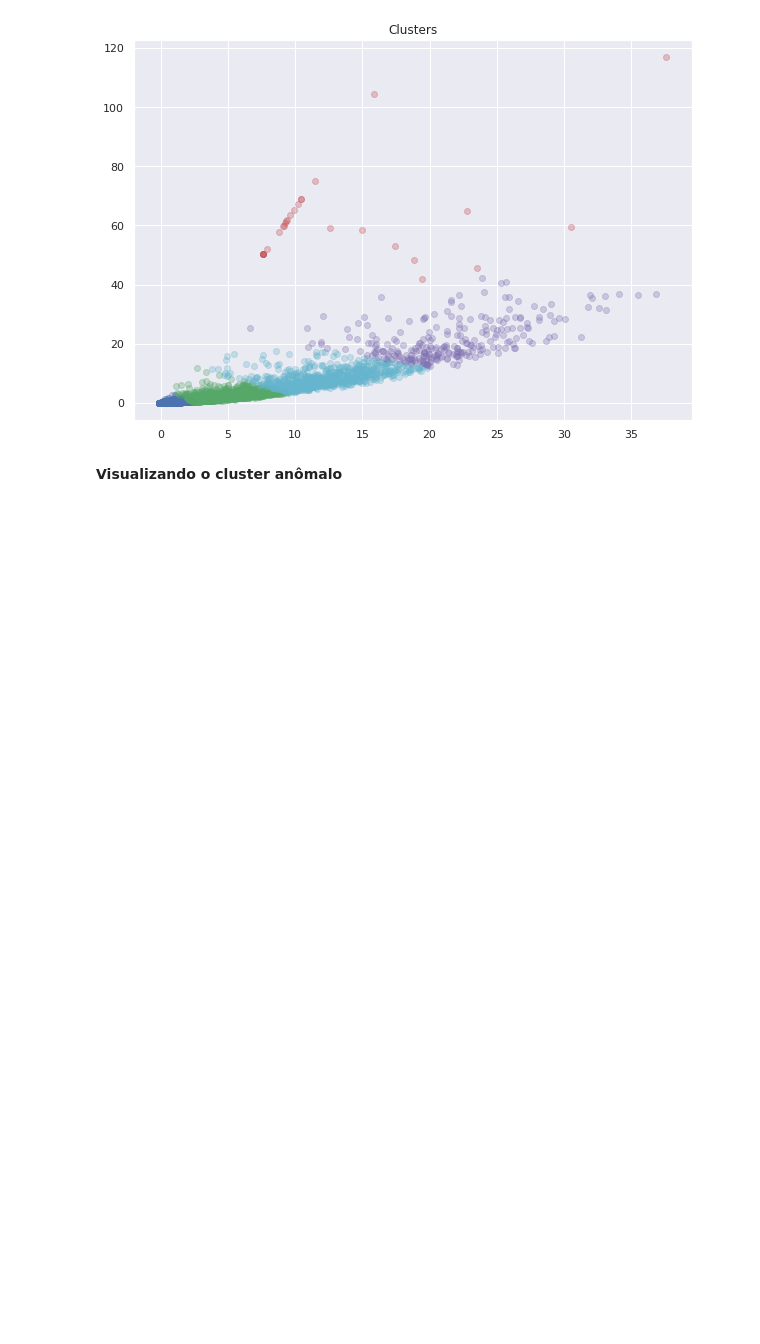
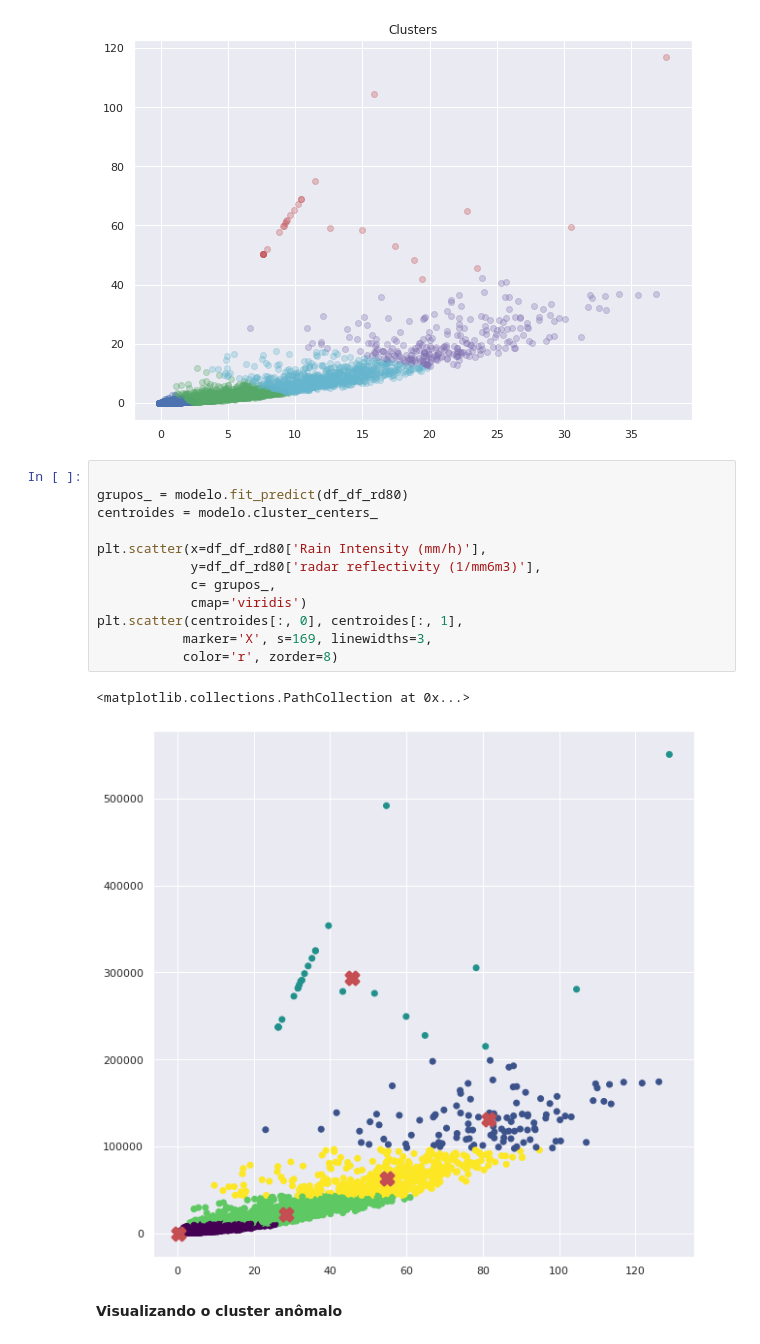
Before and after one commit to lourencocavalcante/Neurocomputacao, a Jupyter notebook: INPE_CAP351_Projeto02_MLP_Lourenco.ipynb, the cells around one changed output. Drawn from its saved outputs; the diff is of its cells as text; blank space fills up the shorter version.

```diff
--- a/INPE_CAP351_Projeto02_MLP_Lourenco.ipynb
+++ b/INPE_CAP351_Projeto02_MLP_Lourenco.ipynb
@@ -185,6 +213,21 @@ plt.title("Clusters")
 plt.show()
 # %% [output]
 [figure]
+# %%
+
+grupos_ = modelo.fit_predict(df_df_rd80)
+centroides = modelo.cluster_centers_
+
+plt.scatter(x=df_df_rd80['Rain Intensity (mm/h)'],
+            y=df_df_rd80['radar reflectivity (1/mm6m3)'],
+            c= grupos_,
+            cmap='viridis')
+plt.scatter(centroides[:, 0], centroides[:, 1],
+           marker='X', s=169, linewidths=3,
+           color='r', zorder=8)
+# %% [output]
+<matplotlib.collections.PathCollection at 0x...>
+[figure, added]
 # %% [markdown]
 **Visualizando o cluster anômalo**
 # %%
```
Also changed, not shown: parts of 8 cells of this notebook.
